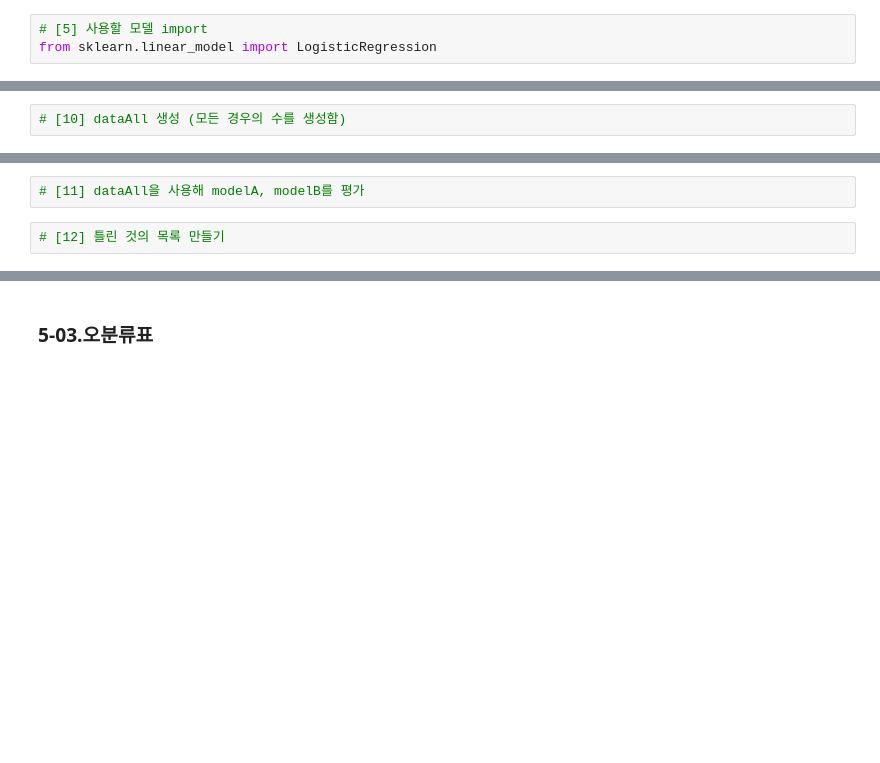
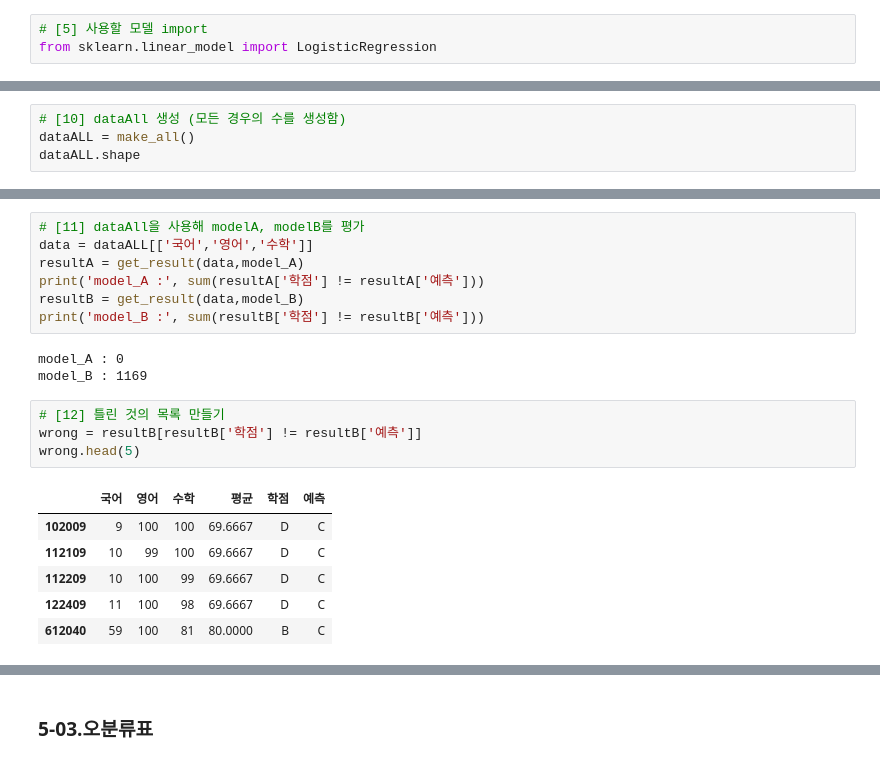
Before and after one commit to Leo2park/new, a Jupyter notebook: [ML_03]_classification_LAB(20230509)-1.ipynb, the cells around one changed output, grey strips where cells are left out. Drawn from its saved outputs; the diff is of its cells as text; blank space fills up the shorter version.

```diff
--- a/[ML_03]_classification_LAB(20230509)-1.ipynb
+++ b/[ML_03]_classification_LAB(20230509)-1.ipynb
@@ -1929,2 +1993,4 @@ data = [[9, 100, 100], [89, 92, 88], [100, 98, 72],
 # %%
 # [10] dataAll 생성 (모든 경우의 수를 생성함)
+dataALL = make_all()
+dataALL.shape
@@ -1931,6 +2005,23 @@ data = [[9, 100, 100], [89, 92, 88], [100, 98, 72],
-# %%
-# [11] dataAll을 사용해 modelA, modelB를 평가
+# %%
+# [11] dataAll을 사용해 modelA, modelB를 평가
+data = dataALL[['국어','영어','수학']]
+resultA = get_result(data,model_A)
+print('model_A :', sum(resultA['학점'] != resultA['예측']))
+resultB = get_result(data,model_B)
+print('model_B :', sum(resultB['학점'] != resultB['예측']))
+# %% [output]
+model_A : 0
+model_B : 1169
 # %%
 # [12] 틀린 것의 목록 만들기
+wrong = resultB[resultB['학점'] != resultB['예측']]
+wrong.head(5)
+# %% [output]
+|  | 국어 | 영어 | 수학 | 평균 | 학점 | 예측 |
+| 102009 | 9 | 100 | 100 | 69.6667 | D | C |
+| 112109 | 10 | 99 | 100 | 69.6667 | D | C |
+| 112209 | 10 | 100 | 99 | 69.6667 | D | C |
+| 122409 | 11 | 100 | 98 | 69.6667 | D | C |
+| 612040 | 59 | 100 | 81 | 80.0000 | B | C |
 # %%
 # [13] 틀린 것의 피벗테이블 작성 (오분류표)
```
Also changed, not shown: parts of 30 cells of this notebook.
